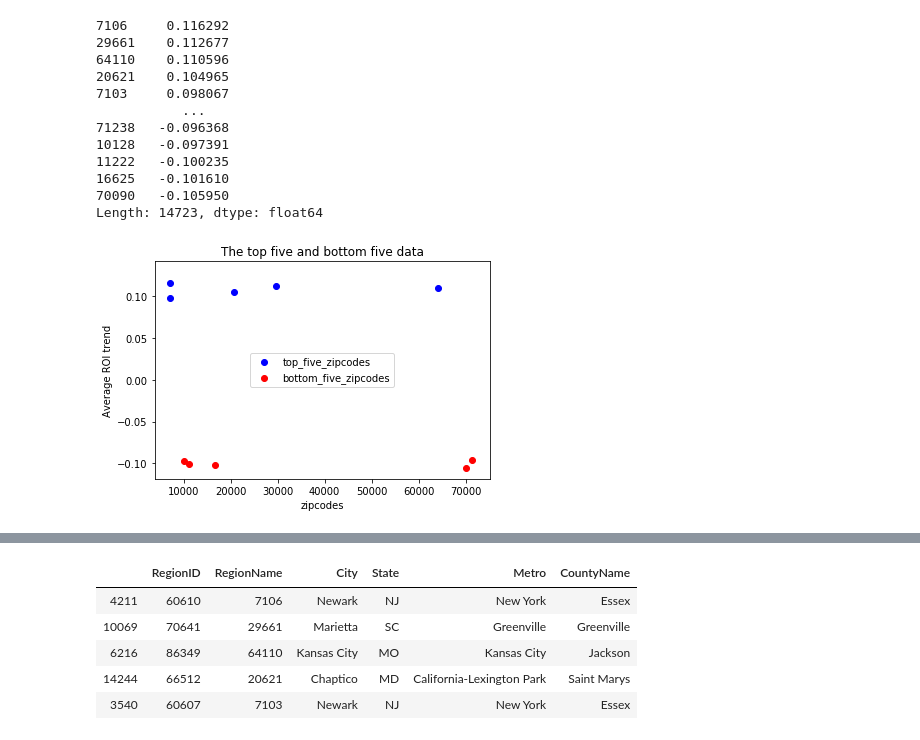
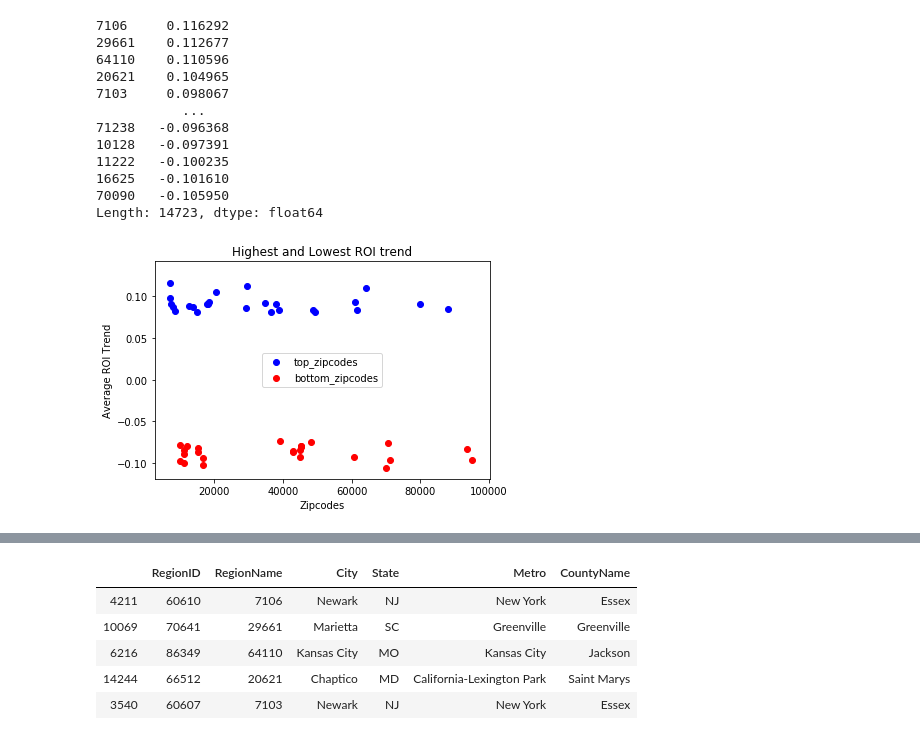
Before and after one commit to AaronWChen/time_series_zillow, a Jupyter notebook: python/zillow_etl.ipynb, the cells around one changed output, grey strips where cells are left out. Drawn from its saved outputs; the diff is of its cells as text; code cells hidden in the pictures.

```diff
--- a/python/zillow_etl.ipynb
+++ b/python/zillow_etl.ipynb
@@ -99,16 +106,20 @@ random_five_zipcodes = np.random.choice(zillow_cleandf.columns, 5)
 # %%
 #plotting the average ROI trend for top five and bottom five zipcodes
 
-plt.scatter(trending_zipcodes.index[:5], trending_zipcodes.iloc[:5], color = 'blue', label='top_five_zipcodes')
-plt.scatter(trending_zipcodes.index[-5:], trending_zipcodes.iloc[-5:], color = 'red', label='bottom_five_zipcodes')
-plt.xlabel('zipcodes')
-plt.ylabel('Average ROI trend')
+plt.scatter(trending_zipcodes.index[:25],
+            trending_zipcodes.iloc[:25], color = 'blue', label='top_zipcodes')
+
+plt.scatter(trending_zipcodes.index[-25:],
+            trending_zipcodes.iloc[-25:], color = 'red', label='bottom_zipcodes')
+
+plt.xlabel('Zipcodes')
+plt.ylabel('Average ROI Trend')
 plt.legend(loc='center')
-plt.title('The top five and bottom five data')
+plt.title('Highest and Lowest ROI trend')
 plt.show()
 ###figure out annotation
 # %% [output]
-[figure, old version]
+[figure, new version]
 # %%
 from criteria_housing import dataframe_aggregator
 # %%
```
Also changed, not shown: parts of 12 cells of this notebook, 3 other files.
